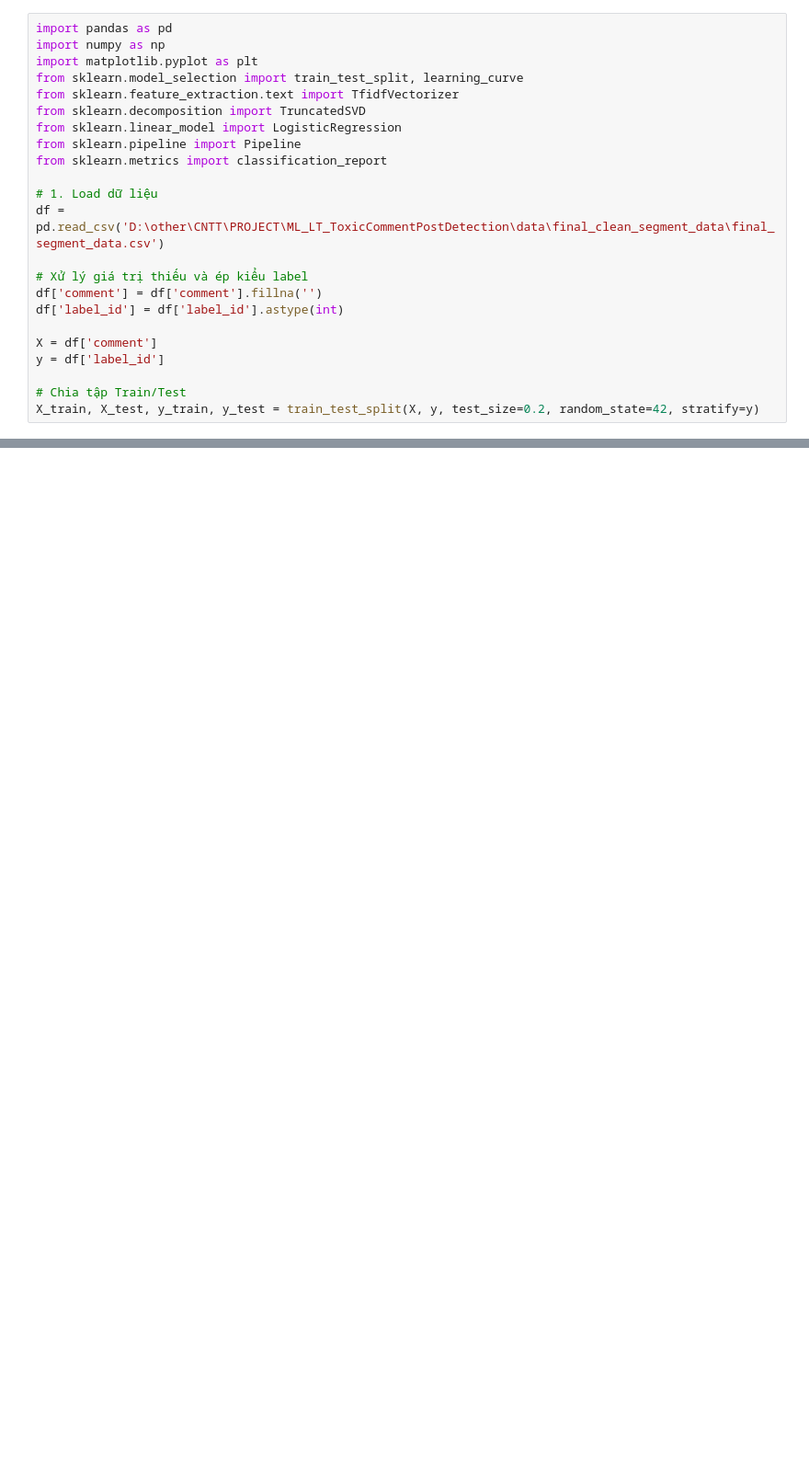
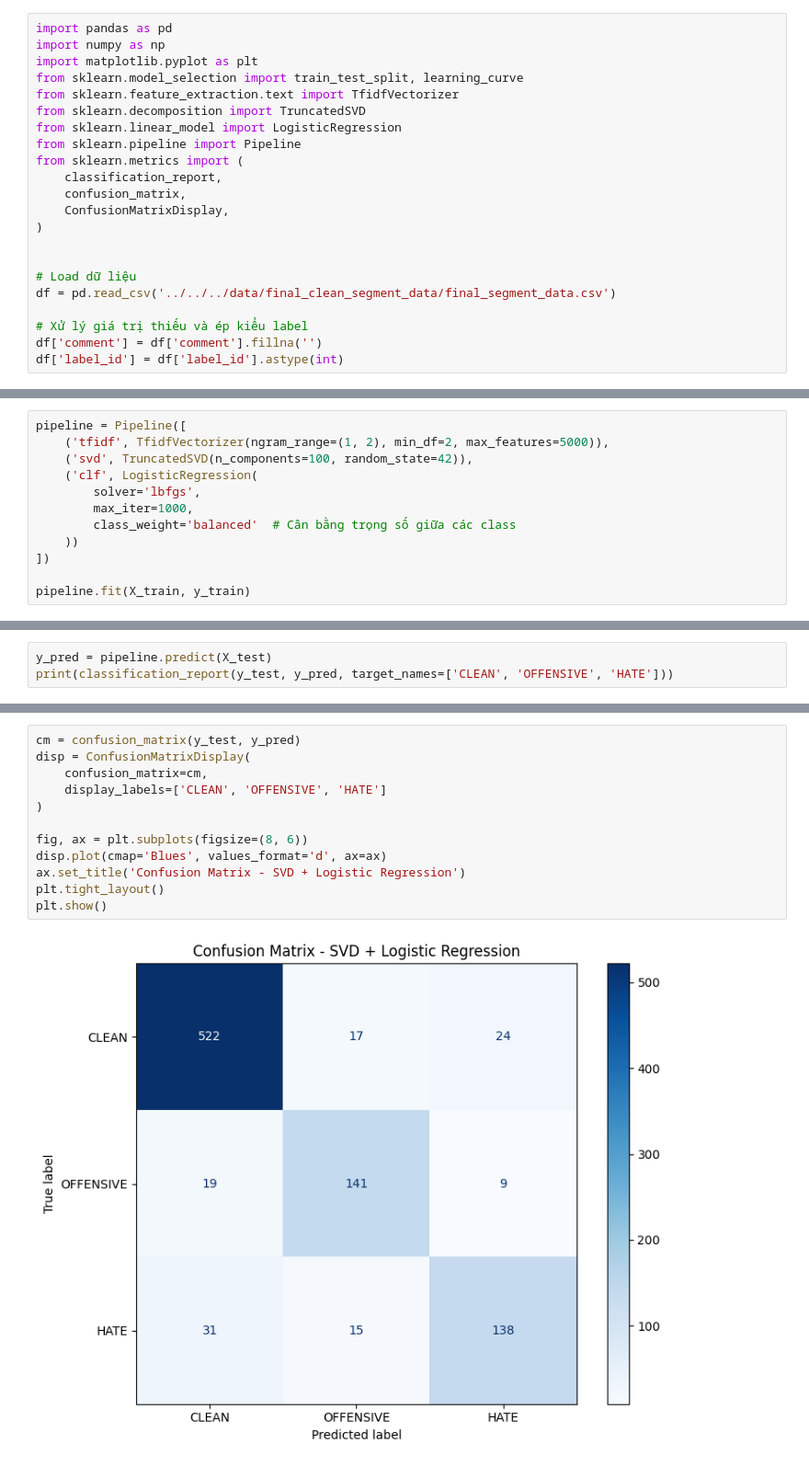
Before and after one commit to dhkien1510/ML_LT_ToxicCommentPostDetection, a Jupyter notebook: models_v2/finetune_model/svd/svd.ipynb, the cells around one changed output, grey strips where cells are left out. Shown at 92% size. Saved outputs shown, nothing was run; the diff lists cells and outputs as text; blank space fills up the shorter version.

```diff
--- a/models_v2/finetune_model/svd/svd.ipynb
+++ b/models_v2/finetune_model/svd/svd.ipynb
@@ -7,17 +7,16 @@ from sklearn.feature_extraction.text import TfidfVectorizer
 from sklearn.decomposition import TruncatedSVD
 from sklearn.linear_model import LogisticRegression
 from sklearn.pipeline import Pipeline
-from sklearn.metrics import classification_report
+from sklearn.metrics import (
+    classification_report,
+    confusion_matrix,
+    ConfusionMatrixDisplay,
+)
 
-# 1. Load dữ liệu
-df = pd.read_csv('D:\other\CNTT\PROJECT\ML_LT_ToxicCommentPostDetection\data\final_clean_segment_data\final_segment_data.csv')
+
+# Load dữ liệu
+df = pd.read_csv('../../../data/final_clean_segment_data/final_segment_data.csv')
 
 # Xử lý giá trị thiếu và ép kiểu label
 df['comment'] = df['comment'].fillna('')
 df['label_id'] = df['label_id'].astype(int)
-
-X = df['comment']
-y = df['label_id']
-
-# Chia tập Train/Test
-X_train, X_test, y_train, y_test = train_test_split(X, y, test_size=0.2, random_state=42, stratify=y)
@@ -25,0 +47,12 @@ ModuleNotFoundError: No module named 'sklearn'
+# %%
+pipeline = Pipeline([
+    ('tfidf', TfidfVectorizer(ngram_range=(1, 2), min_df=2, max_features=5000)),
+    ('svd', TruncatedSVD(n_components=100, random_state=42)),
+    ('clf', LogisticRegression(
+        solver='lbfgs',
+        max_iter=1000,
+        class_weight='balanced'  # Cân bằng trọng số giữa các class
+    ))
+])
+
+pipeline.fit(X_train, y_train)
@@ -25,0 +102,3 @@ ModuleNotFoundError: No module named 'sklearn'
+# %%
+y_pred = pipeline.predict(X_test)
+print(classification_report(y_test, y_pred, target_names=['CLEAN', 'OFFENSIVE', 'HATE']))
@@ -25,0 +115,14 @@ ModuleNotFoundError: No module named 'sklearn'
+# %%
+cm = confusion_matrix(y_test, y_pred)
+disp = ConfusionMatrixDisplay(
+    confusion_matrix=cm,
+    display_labels=['CLEAN', 'OFFENSIVE', 'HATE']
+)
+
+fig, ax = plt.subplots(figsize=(8, 6))
+disp.plot(cmap='Blues', values_format='d', ax=ax)
+ax.set_title('Confusion Matrix - SVD + Logistic Regression')
+plt.tight_layout()
+plt.show()
+# %% [output]
+[figure, added]
```
Also changed, not shown: parts of 5 cells of this notebook, 49 other files.
